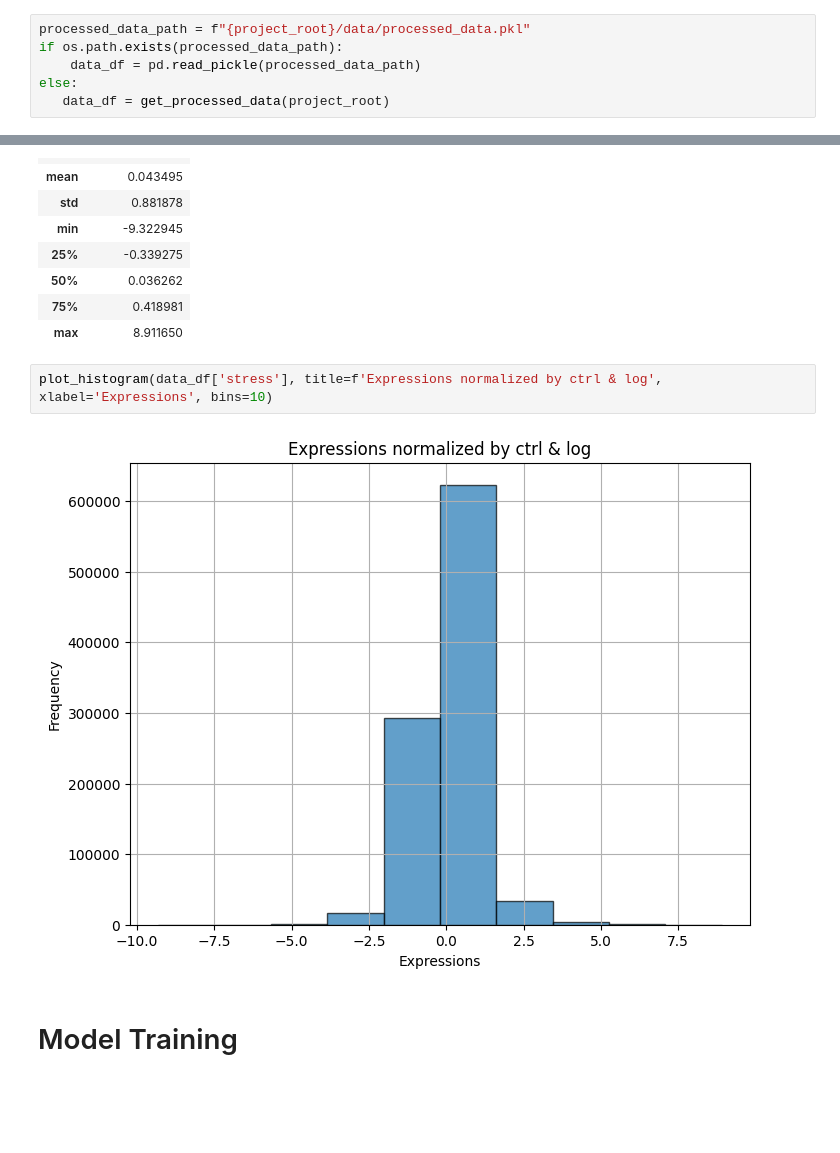
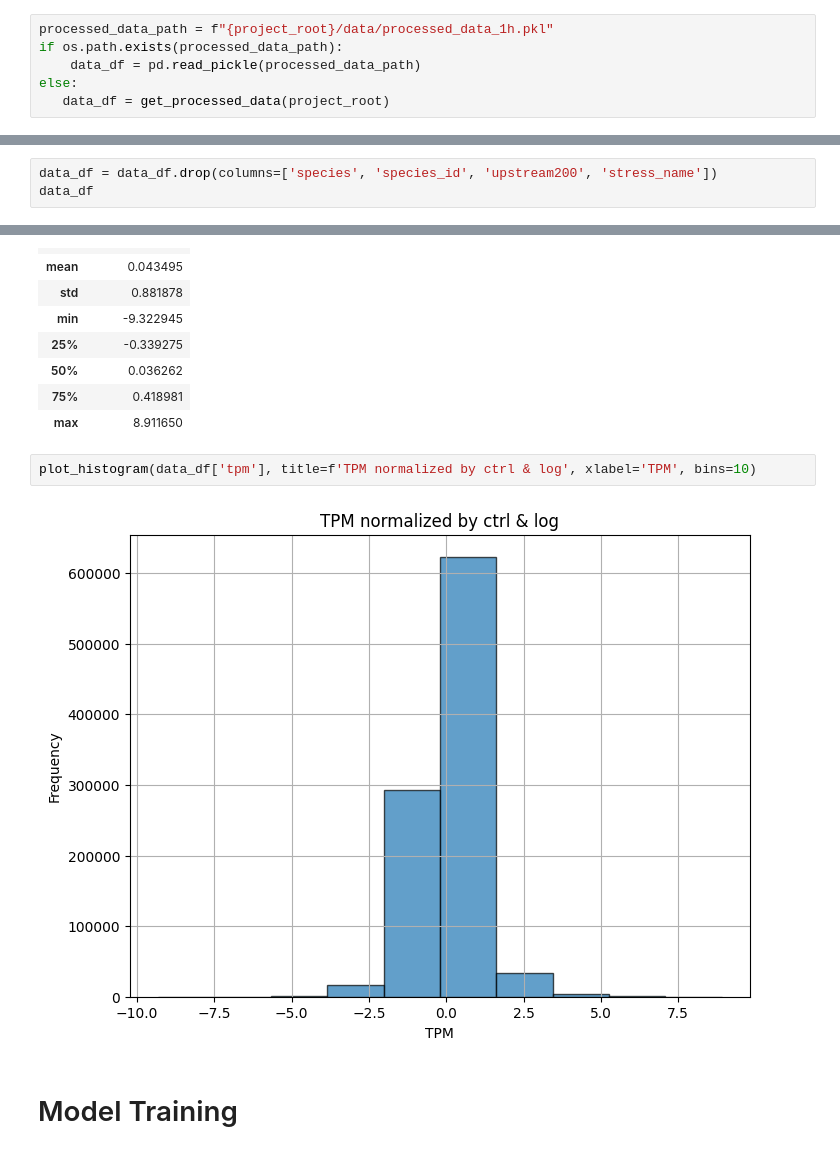
Before and after one commit to memetc/ML4RG_Group1, a Jupyter notebook: notebooks/model_development.ipynb, the cells around one changed output, grey strips where cells are left out. Saved outputs shown, nothing was run; the diff lists cells and outputs as text; blank space fills up the shorter version.

```diff
--- a/notebooks/model_development.ipynb
+++ b/notebooks/model_development.ipynb
@@ -36,7 +39,7 @@ Import successful
 # %% [markdown]
 # Load Data and Test Different Normalizations
 # %%
-processed_data_path = f"{project_root}/data/processed_data.pkl"
+processed_data_path = f"{project_root}/data/processed_data_1h.pkl"
 if os.path.exists(processed_data_path):
     data_df = pd.read_pickle(processed_data_path)
 else:
@@ -43,0 +70,3 @@ else:
+# %%
+data_df = data_df.drop(columns=['species', 'species_id', 'upstream200', 'stress_name'])
+data_df
@@ -54,9 +97,9 @@ data_df.describe()
 | 75% | 0.418981 |
 | max | 8.911650 |
 # %%
-plot_histogram(data_df['stress'], title=f'Expressions normalized by ctrl & log', xlabel='Expressions', bins=10)
+plot_histogram(data_df['tpm'], title=f'TPM normalized by ctrl & log', xlabel='TPM', bins=10)
 # %% [output]
-[figure, old version]
+[figure, new version]
 # %% [markdown]
 # Model Training
 # %%
```
Also changed, not shown: parts of 9 cells of this notebook, 2 other files.
